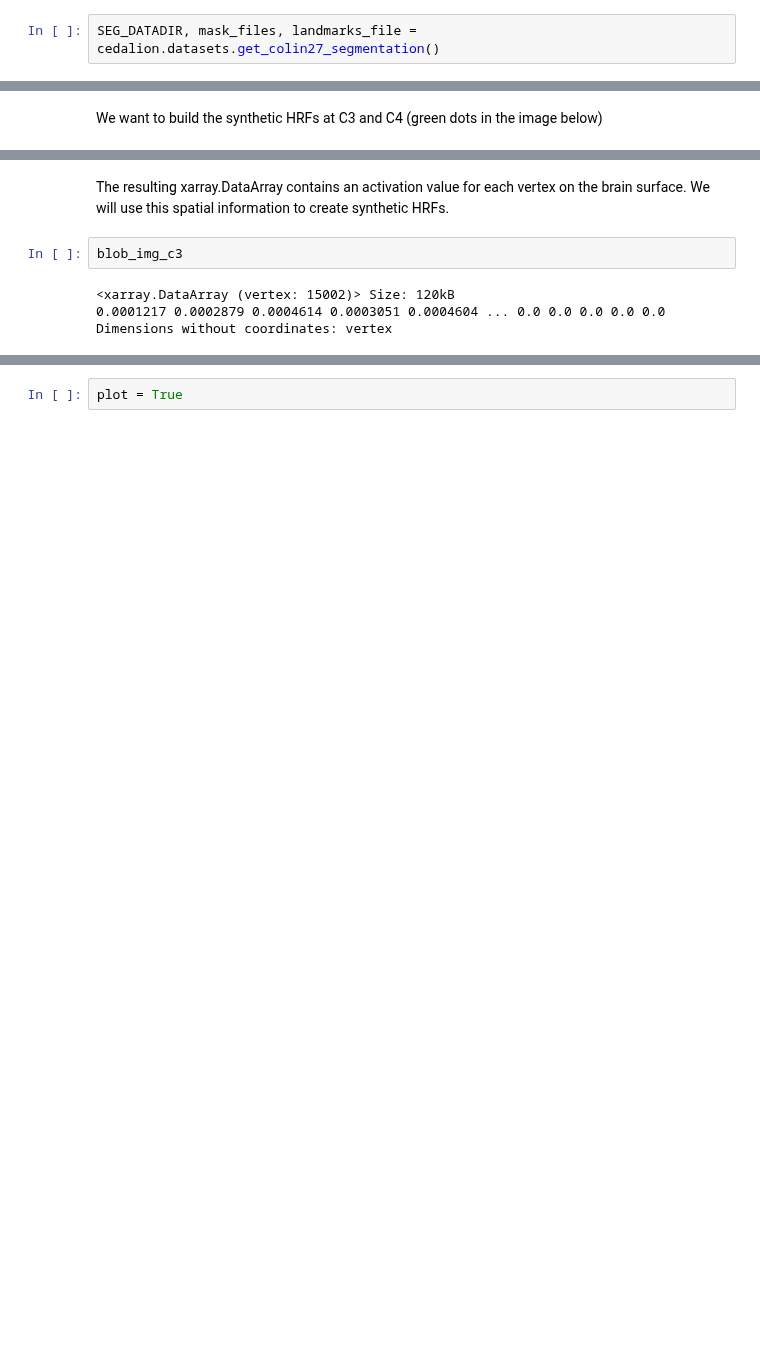
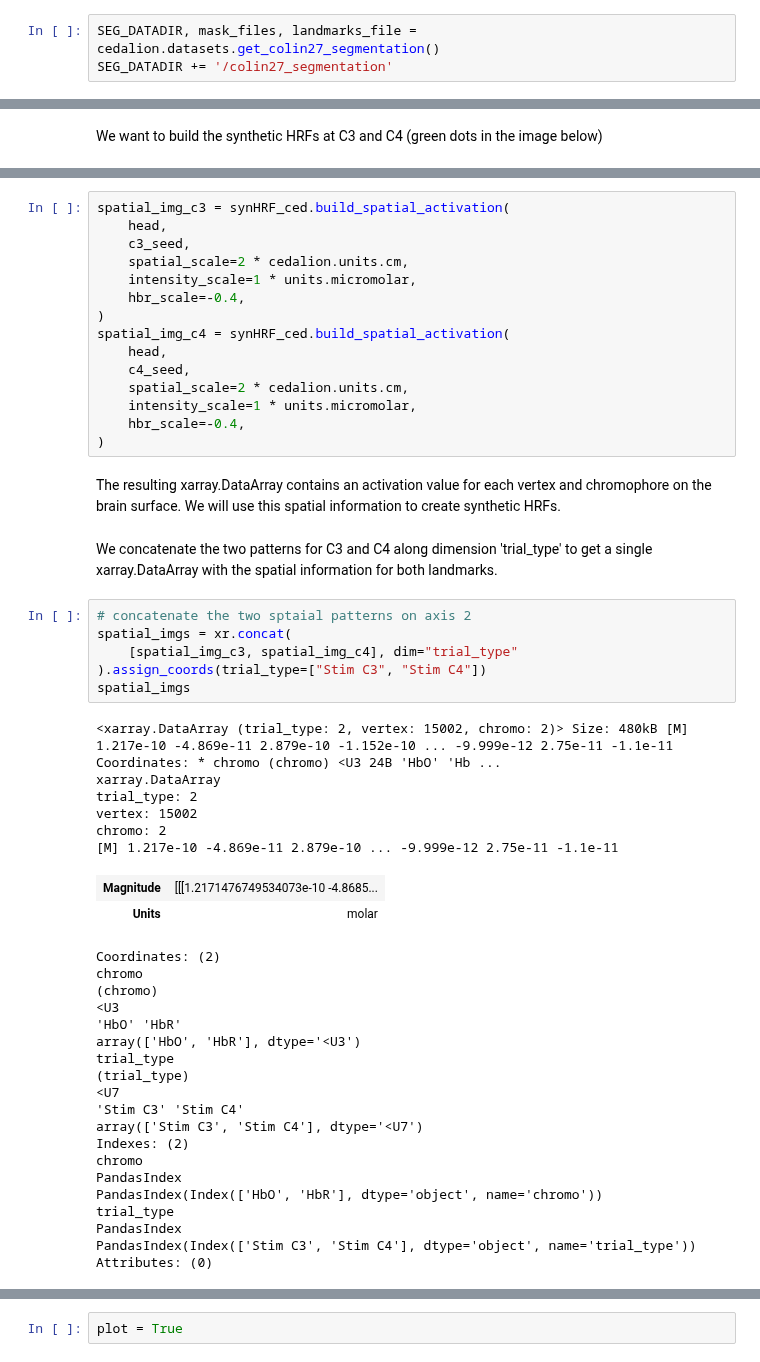
Before and after one commit to ibs-lab/cedalion, a Jupyter notebook: examples/synthetic_hrfs_example.ipynb, the cells around one changed output, grey strips where cells are left out. Cells and saved outputs as stored; diff of their text form; blank space fills up the shorter version.

```diff
--- a/examples/synthetic_hrfs_example.ipynb
+++ b/examples/synthetic_hrfs_example.ipynb
@@ -48,6 +51,7 @@ od.data = xr.DataArray(noise_data, coords=[od.channel, od.wavelength, od.time],
 We load the the Colin27 headmodel, since we need the geometry for image reconstruction.
 # %%
 SEG_DATADIR, mask_files, landmarks_file = cedalion.datasets.get_colin27_segmentation()
+SEG_DATADIR += '/colin27_segmentation'
 # %%
 head = fw.TwoSurfaceHeadModel.from_surfaces(
     segmentation_dir=SEG_DATADIR,
@@ -124,9 +138,54 @@ blob_img_c4 = synHRF_ced.build_blob(head, "C4", scale = 2 * cedalion.units.cm)
+# %%
+spatial_img_c3 = synHRF_ced.build_spatial_activation(
+    head,
+    c3_seed,
+    spatial_scale=2 * cedalion.units.cm,
+    intensity_scale=1 * units.micromolar,
+    hbr_scale=-0.4,
+)
+spatial_img_c4 = synHRF_ced.build_spatial_activation(
+    head,
+    c4_seed,
+    spatial_scale=2 * cedalion.units.cm,
+    intensity_scale=1 * units.micromolar,
+    hbr_scale=-0.4,
+)
 # %% [markdown]
-The resulting xarray.DataArray contains an activation value for each vertex on the brain surface. We will use this spatial information to create synthetic HRFs.
+The resulting xarray.DataArray contains an activation value for each vertex and chromophore on the brain surface. We will use this spatial information to create synthetic HRFs.
-# %%
-blob_img_c3
-# %% [output]
-<xarray.DataArray (vertex: 15002)> Size: 120kB
-0.0001217 0.0002879 0.0004614 0.0003051 0.0004604 ... 0.0 0.0 0.0 0.0 0.0
-Dimensions without coordinates: vertex
+# %% [markdown]
+We concatenate the two patterns for C3 and C4 along dimension 'trial_type' to get a single xarray.DataArray with the spatial information for both landmarks.
+# %%
+# concatenate the two sptaial patterns on axis 2
+spatial_imgs = xr.concat(
+    [spatial_img_c3, spatial_img_c4], dim="trial_type"
+).assign_coords(trial_type=["Stim C3", "Stim C4"])
+spatial_imgs
+# %% [output]
+<xarray.DataArray (trial_type: 2, vertex: 15002, chromo: 2)> Size: 480kB [M] 1.217e-10 -4.869e-11 2.879e-10 -1.152e-10 ... -9.999e-12 2.75e-11 -1.1e-11 Coordinates: * chromo (chromo) <U3 24B 'HbO' 'Hb ...
+xarray.DataArray
+trial_type: 2
+vertex: 15002
+chromo: 2
+[M] 1.217e-10 -4.869e-11 2.879e-10 ... -9.999e-12 2.75e-11 -1.1e-11
+| Magnitude | [[[1.2171476749534073e-10 -4.8685... |
+| Units | molar |
+Coordinates: (2)
+chromo
+(chromo)
+<U3
+'HbO' 'HbR'
+array(['HbO', 'HbR'], dtype='<U3')
+trial_type
+(trial_type)
+<U7
+'Stim C3' 'Stim C4'
+array(['Stim C3', 'Stim C4'], dtype='<U7')
+Indexes: (2)
+chromo
+PandasIndex
+PandasIndex(Index(['HbO', 'HbR'], dtype='object', name='chromo'))
+trial_type
+PandasIndex
+PandasIndex(Index(['Stim C3', 'Stim C4'], dtype='object', name='trial_type'))
+Attributes: (0)
 # %% [markdown]
```
Also changed, not shown: parts of 82 cells of this notebook, 2 other files.
